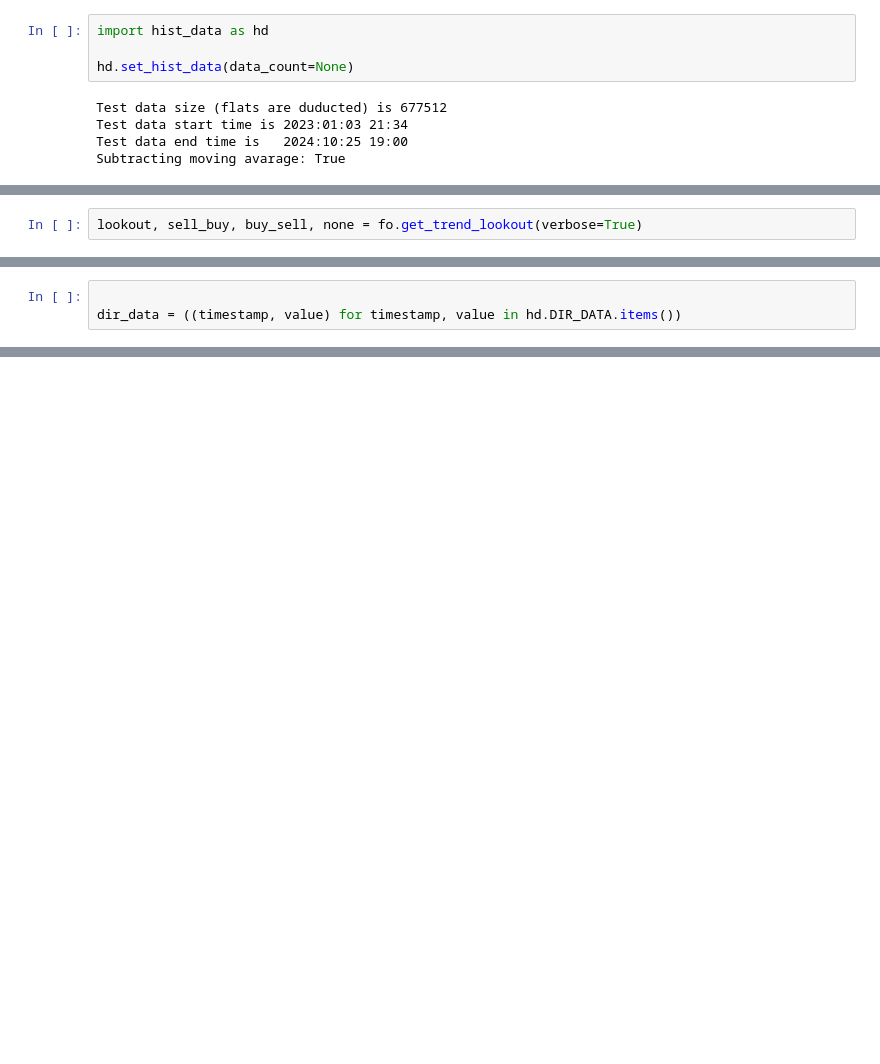
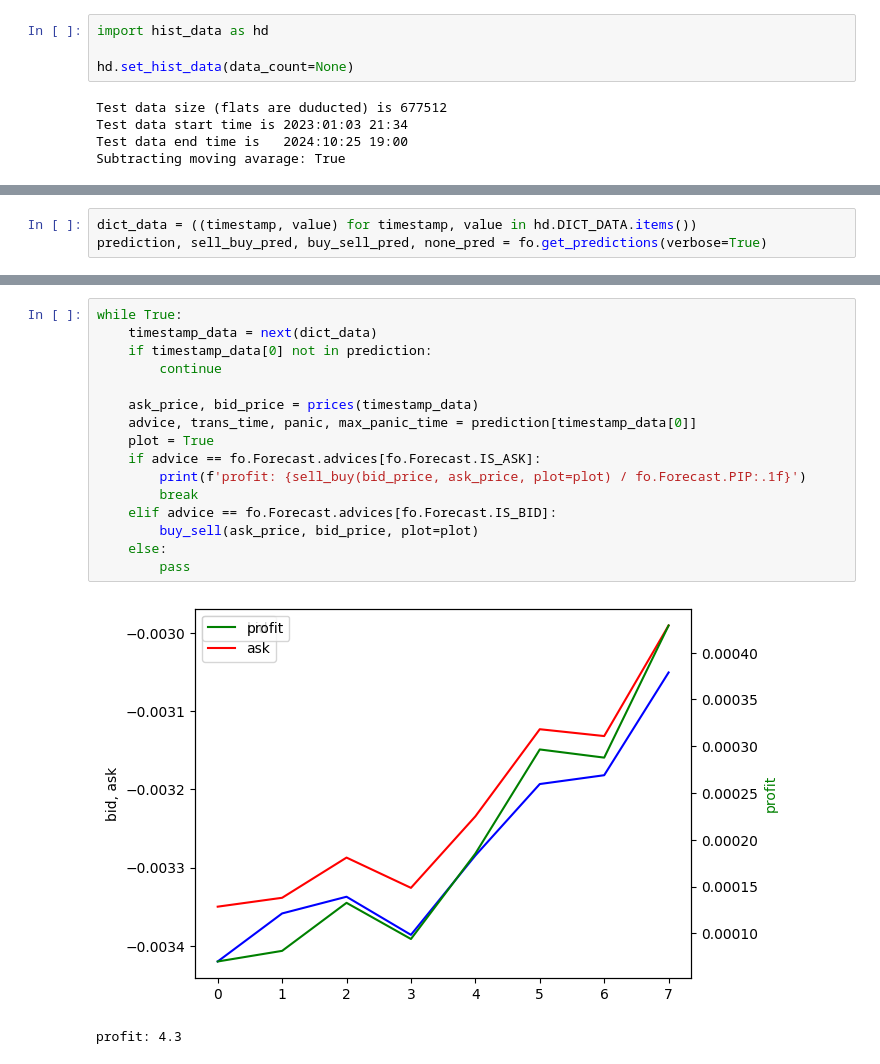
Before and after one commit to stefanzarembinski/szx81, a Jupyter notebook: src/forecast.ipynb, the cells around one changed output, grey strips where cells are left out. Saved outputs shown, nothing was run; the diff lists cells and outputs as text; blank space fills up the shorter version.

```diff
--- a/src/forecast.ipynb
+++ b/src/forecast.ipynb
@@ -47,2 +46,0 @@ panic value [PIP]: -1.46 - no panic
-# %%
-lookout, sell_buy, buy_sell, none = fo.get_trend_lookout(verbose=True)
@@ -53,3 +50,3 @@ len(none): 252223 (37%)
 # %%
-
-dir_data = ((timestamp, value) for timestamp, value in hd.DIR_DATA.items())
+dict_data = ((timestamp, value) for timestamp, value in hd.DICT_DATA.items())
+prediction, sell_buy_pred, buy_sell_pred, none_pred = fo.get_predictions(verbose=True)
@@ -69,0 +120,19 @@ next(dir_data)
+# %%
+while True:
+    timestamp_data = next(dict_data)
+    if timestamp_data[0] not in prediction:
+        continue
+
+    ask_price, bid_price = prices(timestamp_data)
+    advice, trans_time, panic, max_panic_time = prediction[timestamp_data[0]]
+    plot = True
+    if advice == fo.Forecast.advices[fo.Forecast.IS_ASK]:
+        print(f'profit: {sell_buy(bid_price, ask_price, plot=plot) / fo.Forecast.PIP:.1f}')
+        break
+    elif advice == fo.Forecast.advices[fo.Forecast.IS_BID]:
+        buy_sell(ask_price, bid_price, plot=plot)
+    else:
+        pass
+# %% [output]
+[figure, added]
+profit: 4.3
```
Also changed, not shown: parts of 7 cells of this notebook, 3 other files.
